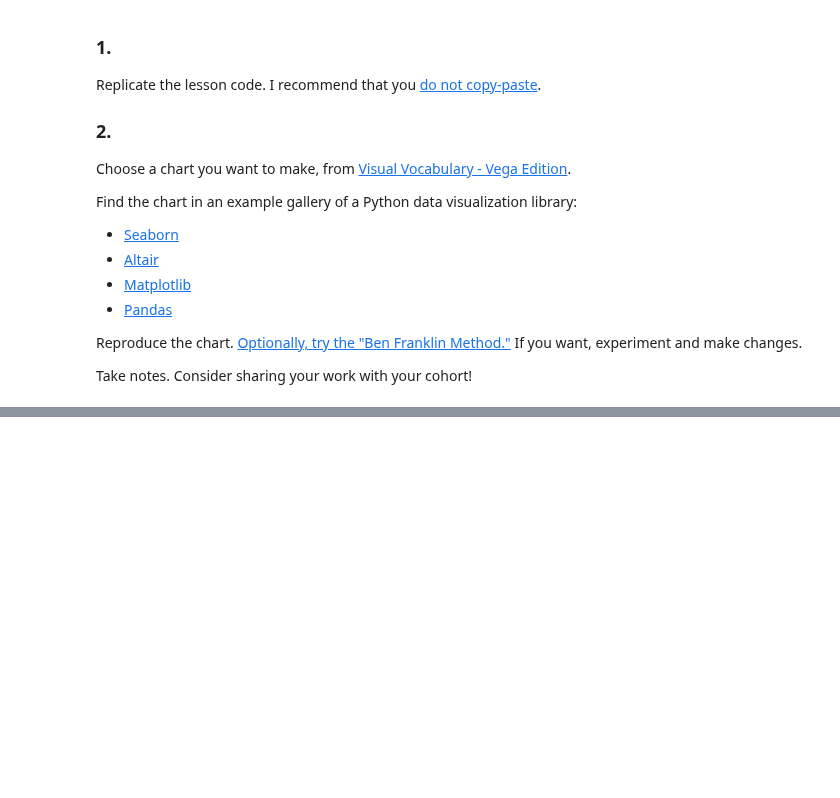
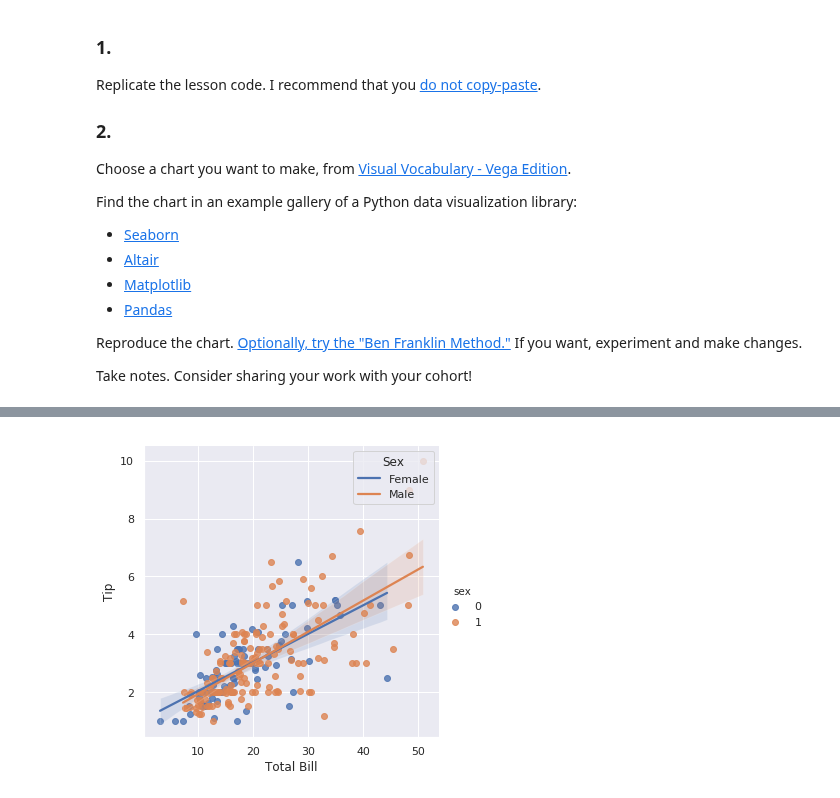
Before and after one commit to bloominstituteoftechnology/DS-Unit-1-Sprint-3-Data-Storytelling, a Jupyter notebook: module2-choose-appropriate-visualizations/LS_DS_222_Choose_appropriate_visualizations.ipynb, the cells around one changed output, grey strips where cells are left out. Cells and saved outputs as stored; diff of their text form; code cells hidden in the pictures; blank space fills up the shorter version.

```diff
--- a/module2-choose-appropriate-visualizations/LS_DS_222_Choose_appropriate_visualizations.ipynb
+++ b/module2-choose-appropriate-visualizations/LS_DS_222_Choose_appropriate_visualizations.ipynb
@@ -553,0 +556,31 @@ Take notes. Consider sharing your work with your cohort!
+# %%
+import seaborn as sns
+sns.set(style="darkgrid")
+
+tips = sns.load_dataset("tips")
+# Let's make smoker 0/1 so it shows up in describe
+tips['smoker'] = tips['smoker'].replace({
+    'No': 0,
+    'Yes': 1
+})
+tips['sex'] = tips['sex'].replace({
+    'Female': 0,
+    'Male': 1
+})
+
+
+
+
+
+g = sns.lmplot(x="total_bill", y="tip", hue="sex",
+               truncate=True, height=5, data=tips)
+
+# Giving 0/1 sex data human-readable labels:
+plt.legend(title='Sex', loc='upper left', labels=['Female', 'Male'])
+
+
+
+
+g.set_axis_labels("Total Bill", "Tip");
+# %% [output]
+[figure, added]
```
Also changed, not shown: parts of 3 cells of this notebook.
